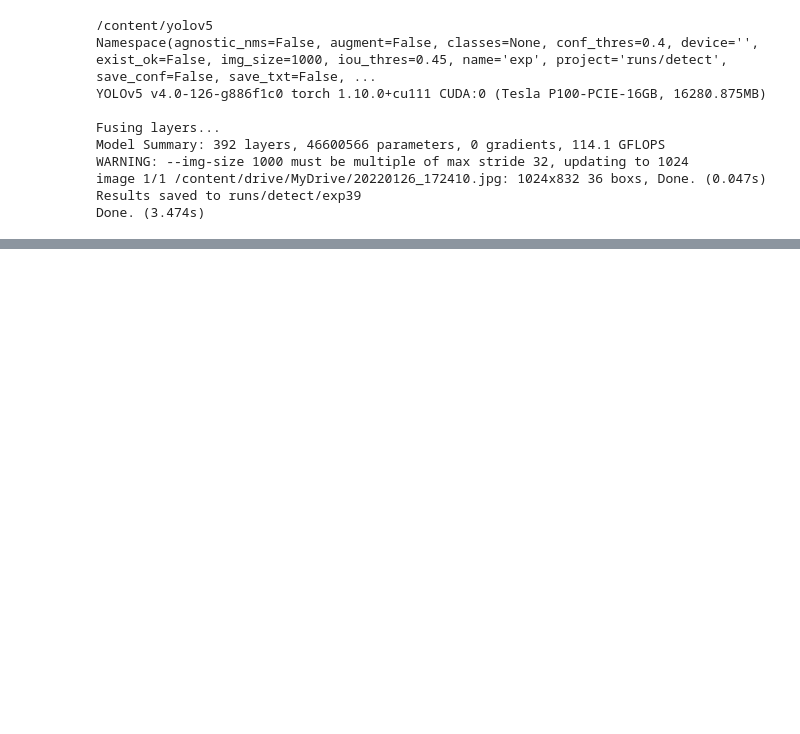
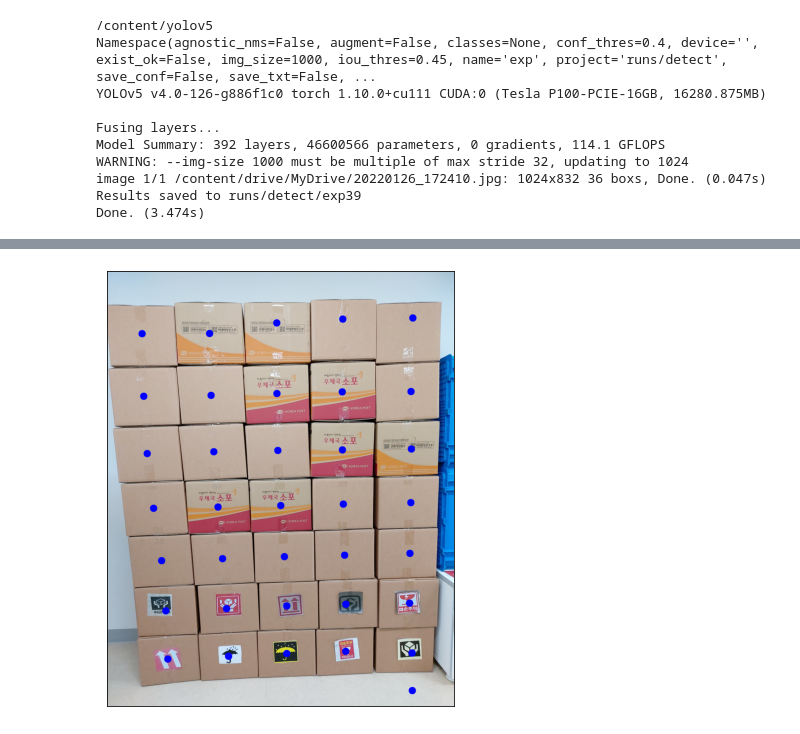
Before and after one commit to MonicaKim89/Sign_Recognition, a Jupyter notebook: [0225]yolov5_box_test.ipynb, the cells around one changed output, grey strips where cells are left out. Cells and saved outputs as stored; diff of their text form; code cells hidden in the pictures; blank space fills up the shorter version.

```diff
--- a/[0225]yolov5_box_test.ipynb
+++ b/[0225]yolov5_box_test.ipynb
@@ -91,0 +115,11 @@ Done. (3.474s)
+# %%
+cord=[]
+f = open('/content/drive/MyDrive/save_box/test.txt', 'r')
+lines = f.readlines()
+for line in lines:
+    k = line.split('\n')[0]
+    k = k.replace('(','')
+    k = k.replace(')','')
+    k = k.replace(',','')
+    cord.append(k)
+cord
@@ -91,0 +144,5 @@ Done. (3.474s)
+# %%
+x = int(cord[0].split(' ')[0])
+y = int(cord[0].split(' ')[1])
+w = int(cord[0].split(' ')[2])
+h = int(cord[0].split(' ')[3])
@@ -91,0 +151,23 @@ Done. (3.474s)
+# %%
+img_ =img.copy()
+
+for i in cord:
+
+    x = int(i.split(' ')[0])
+    y = int(i.split(' ')[1])
+    w = int(i.split(' ')[2])
+    h = int(i.split(' ')[3])
+
+    ctx= math.trunc((x+x+w)/2)
+    cty = math.trunc((y+y+h)/2)
+
+
+    # show(img[y:y+h, x:x+w])
+
+    img_ = cv2.circle(img_, (ctx,cty), 20, (0,0,255), -1)
+    # print(i)
+show(img_)
+
+    # # # show(img[y:y+h, x:x+h])
+# %% [output]
+[figure, added]
```
Also changed, not shown: parts of 6 cells of this notebook.
